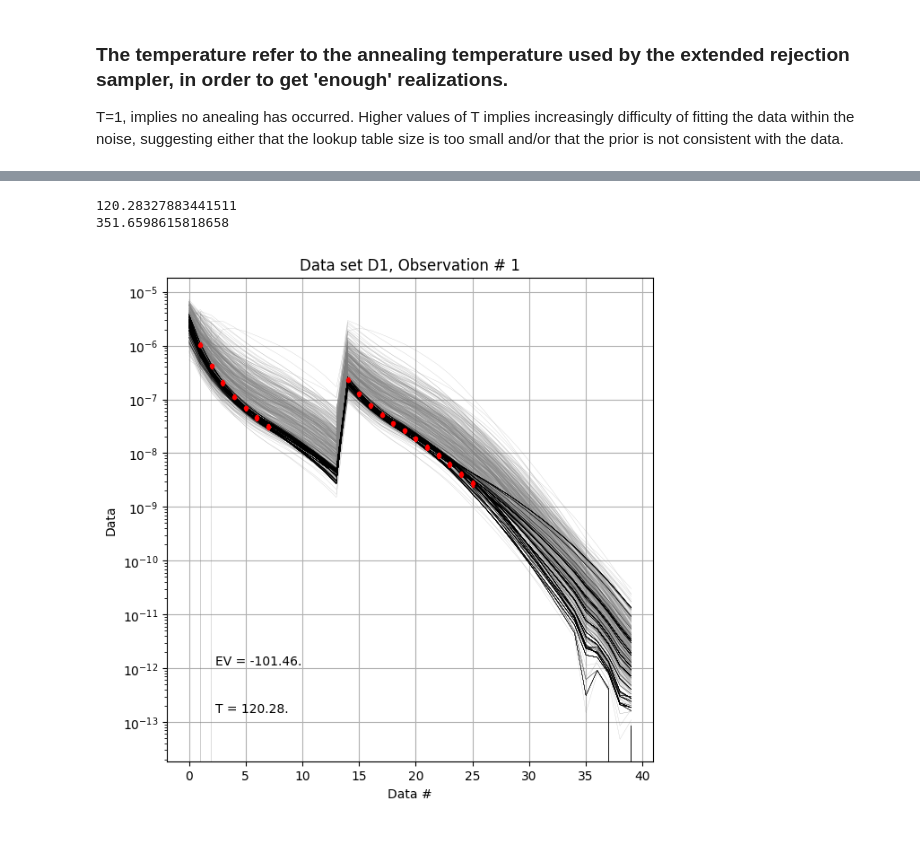
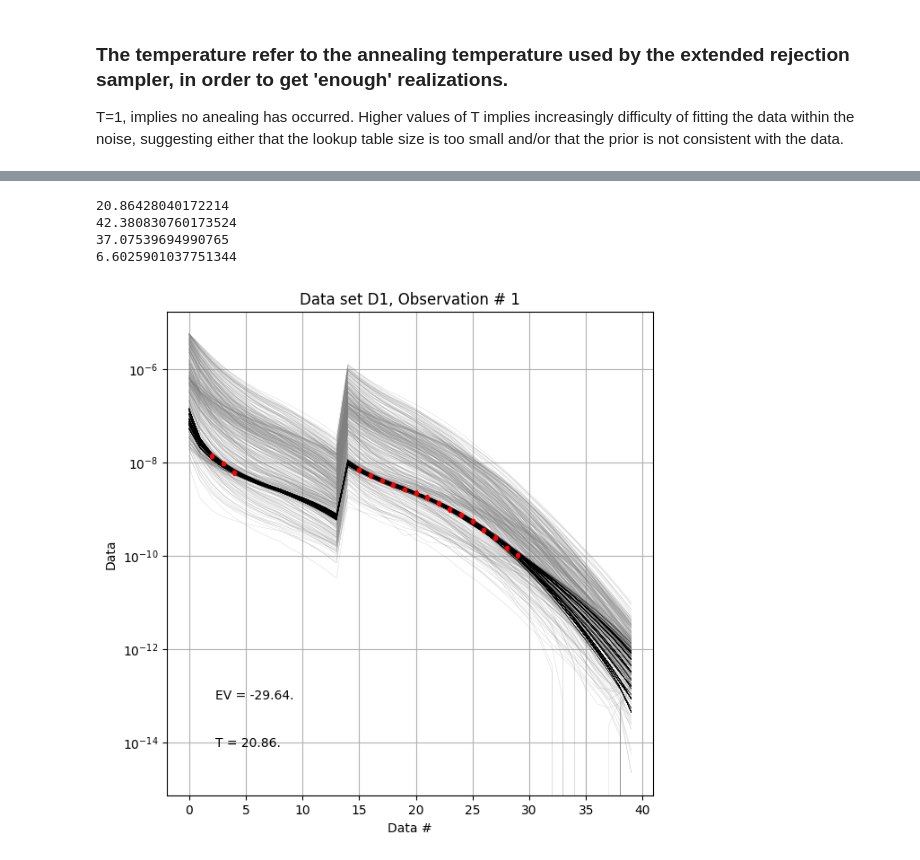
Before and after one commit to cultpenguin/integrate_module, a Jupyter notebook: examples/integrate_case_simpleprior.ipynb, the cells around one changed output, grey strips where cells are left out. Saved outputs shown, nothing was run; the diff lists cells and outputs as text; code cells hidden in the pictures.

```diff
--- a/examples/integrate_case_simpleprior.ipynb
+++ b/examples/integrate_case_simpleprior.ipynb
@@ -30,8 +31,8 @@ The following case study areas are available:
     HALD
 # %%
 #case = 'DAUGAARD'
-case = 'FANGEL'
-#case = 'HALD'
+#case = 'FANGEL'
+case = 'HALD'
 
 files = ig.get_case_data(case=case)
 f_data_h5 = files[0]
@@ -151,7 +174,16 @@ EV_min=-948.450506, EV_max=0.000000
 # %%
-ig.plot_data_prior_post(f_post_h5, i_plot = 0)
-ig.plot_data_prior_post(f_post_h5, i_plot = 1199)
+import h5py
+with h5py.File(f_data_h5,'r') as f_prior:
+    nd=f_prior['UTMX'].shape[0]
+
+
+i1 = np.linspace(0,nd-1,4).astype(int)
+for i in i1:
+    ig.plot_data_prior_post(f_post_h5, i_plot = i)
+    #ig.plot_data_prior_post(f_post_h5, i_plot = 1199)
 # %% [output]
-120.28327883441511
-351.6598615818658
+20.86428040172214
+42.380830760173524
+37.07539694990765
+6.6025901037751344
-[figure, old version]
+[figure, new version]
```
Also changed, not shown: parts of 13 cells of this notebook, 1 other file.
